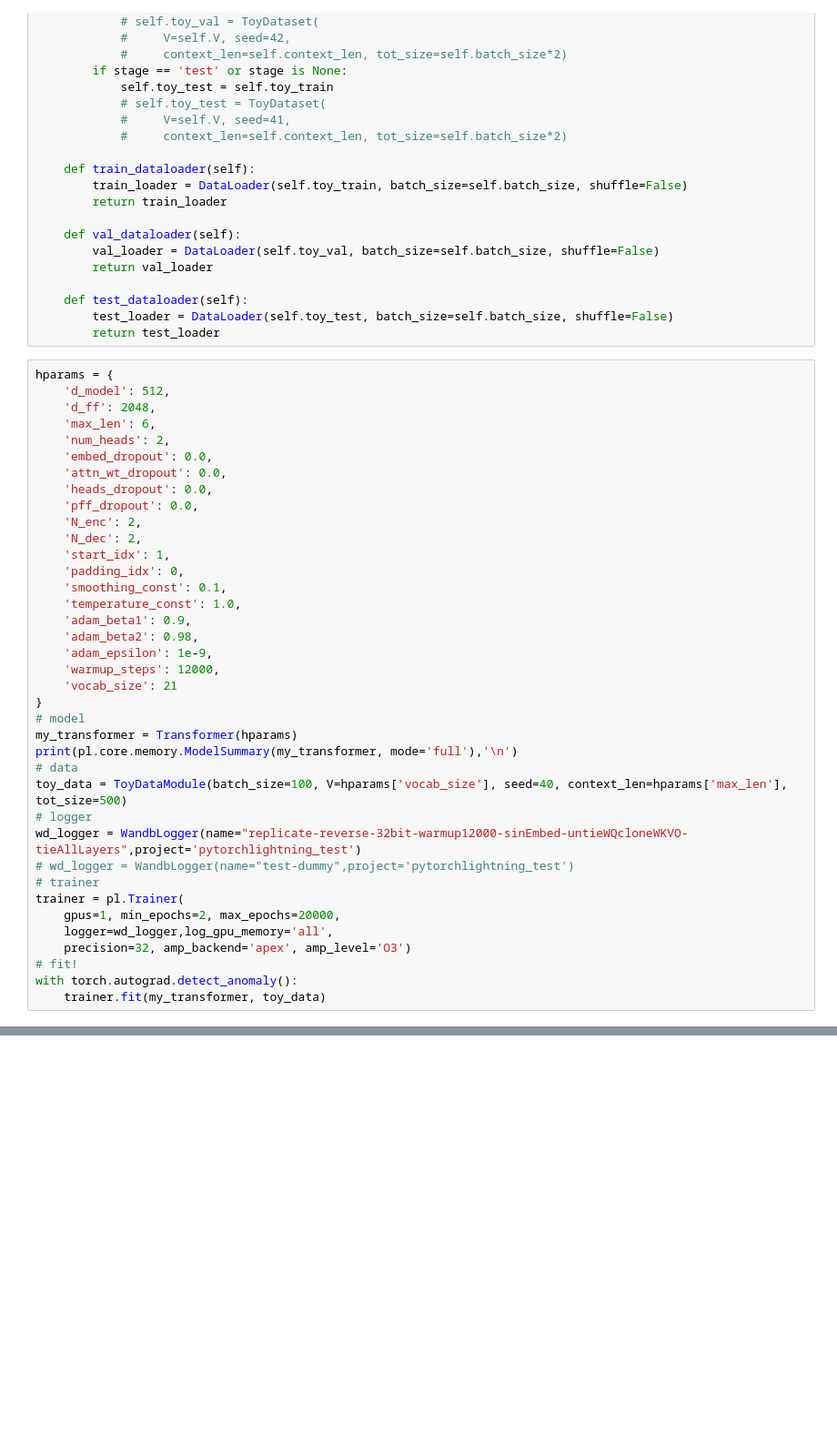
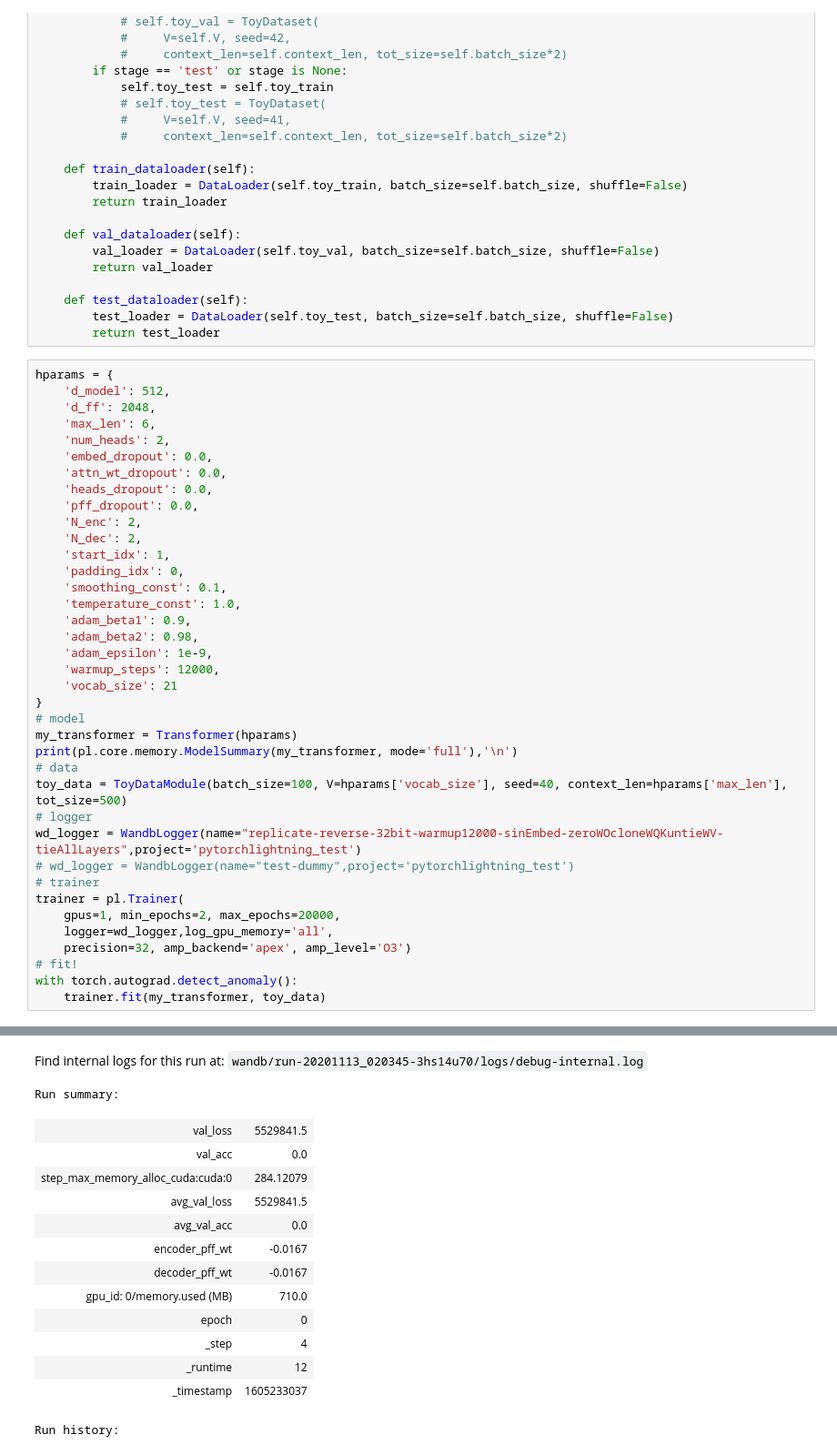
Before and after one commit to Chucooleg/openai_onboarding, a Jupyter notebook: transformer/WIP_untieWQKVO.ipynb, the cells around one changed output, grey strips where cells are left out. Shown at 91% size. Saved outputs shown, nothing was run; the diff lists cells and outputs as text; blank space fills up the shorter version.

```diff
--- a/transformer/WIP_untieWQKVO.ipynb
+++ b/transformer/WIP_untieWQKVO.ipynb
@@ -1376,7 +1473,7 @@ print(pl.core.memory.ModelSummary(my_transformer, mode='full'),'\n')
 # data
 toy_data = ToyDataModule(batch_size=100, V=hparams['vocab_size'], seed=40, context_len=hparams['max_len'], tot_size=500)
 # logger
-wd_logger = WandbLogger(name="replicate-reverse-32bit-warmup12000-sinEmbed-untieWQcloneWKVO-tieAllLayers",project='pytorchlightning_test')
+wd_logger = WandbLogger(name="replicate-reverse-32bit-warmup12000-sinEmbed-zeroWOcloneWQKuntieWV-tieAllLayers",project='pytorchlightning_test')
 # wd_logger = WandbLogger(name="test-dummy",project='pytorchlightning_test')
 # trainer
 trainer = pl.Trainer(
@@ -1386,3 +1483,4 @@ trainer = pl.Trainer(
 # fit!
 with torch.autograd.detect_anomaly():
     trainer.fit(my_transformer, toy_data)
+# %% [output]
@@ -1388,0 +1511,15 @@ with torch.autograd.detect_anomaly():
+Find internal logs for this run at: wandb/run-20201113_020345-3hs14u70/logs/debug-internal.log
+Run summary:
+| val_loss | 5529841.5 |
+| val_acc | 0.0 |
+| step_max_memory_alloc_cuda:cuda:0 | 284.12079 |
+| avg_val_loss | 5529841.5 |
+| avg_val_acc | 0.0 |
+| encoder_pff_wt | -0.0167 |
+| decoder_pff_wt | -0.0167 |
+| gpu_id: 0/memory.used (MB) | 710.0 |
+| epoch | 0 |
+| _step | 4 |
+| _runtime | 12 |
+| _timestamp | 1605233037 |
+Run history:
```
Also changed, not shown: parts of 9 cells of this notebook, 1 other file.
